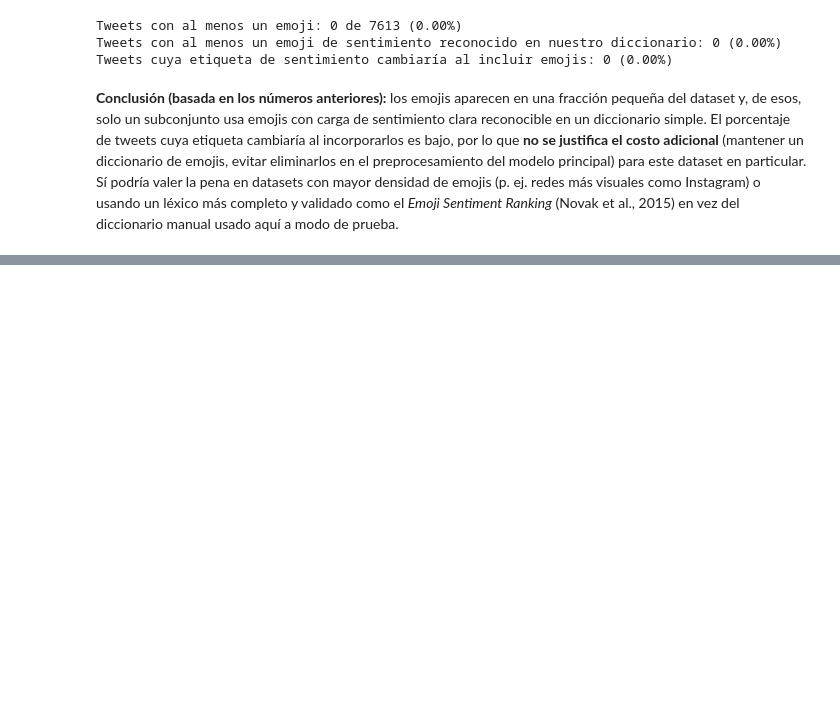
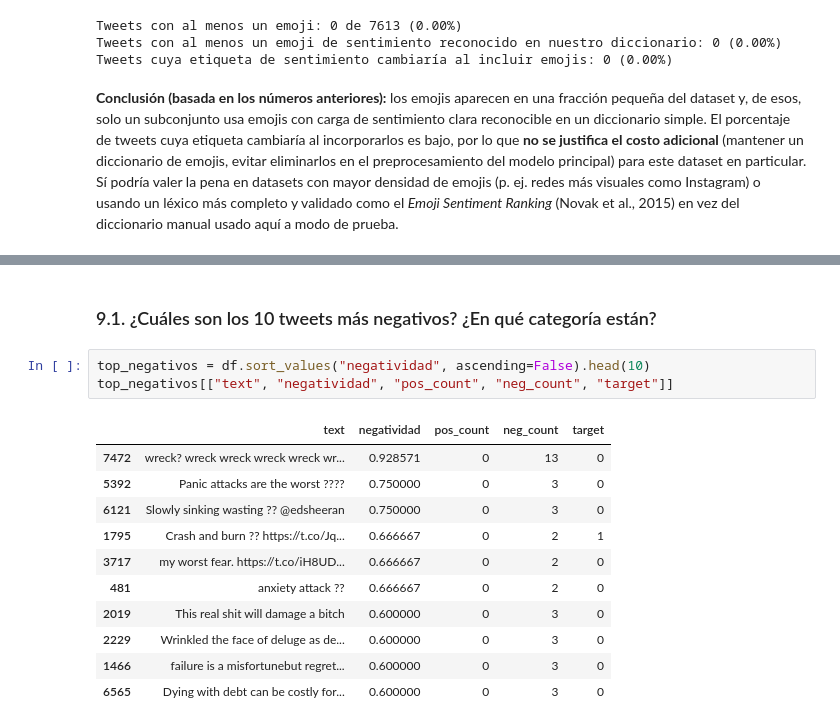
Before and after one commit to DavidDominguez-11/DS-Lab1, a Jupyter notebook: Laboratorio5_avance.ipynb, the cells around one changed output, grey strips where cells are left out. Saved outputs shown, nothing was run; the diff lists cells and outputs as text; blank space fills up the shorter version.

```diff
--- a/Laboratorio5_avance.ipynb
+++ b/Laboratorio5_avance.ipynb
@@ -802,0 +823,17 @@ Tweets cuya etiqueta de sentimiento cambiaría al incluir emojis: 0 (0.00%)
+# %% [markdown]
+### 9.1. ¿Cuáles son los 10 tweets más negativos? ¿En qué categoría están?
+# %%
+top_negativos = df.sort_values("negatividad", ascending=False).head(10)
+top_negativos[["text", "negatividad", "pos_count", "neg_count", "target"]]
+# %% [output]
+|  | text | negatividad | pos_count | neg_count | target |
+| 7472 | wreck? wreck wreck wreck wreck wr... | 0.928571 | 0 | 13 | 0 |
+| 5392 | Panic attacks are the worst ???? | 0.750000 | 0 | 3 | 0 |
+| 6121 | Slowly sinking wasting ?? @edsheeran | 0.750000 | 0 | 3 | 0 |
+| 1795 | Crash and burn ?? https://t.co/Jq... | 0.666667 | 0 | 2 | 1 |
+| 3717 | my worst fear. https://t.co/iH8UD... | 0.666667 | 0 | 2 | 0 |
+| 481 | anxiety attack ?? | 0.666667 | 0 | 2 | 0 |
+| 2019 | This real shit will damage a bitch | 0.600000 | 0 | 3 | 0 |
+| 2229 | Wrinkled the face of deluge as de... | 0.600000 | 0 | 3 | 0 |
+| 1466 | failure is a misfortunebut regret... | 0.600000 | 0 | 3 | 0 |
+| 6565 | Dying with debt can be costly for... | 0.600000 | 0 | 3 | 0 |
```
Also changed, not shown: parts of 11 cells of this notebook.
